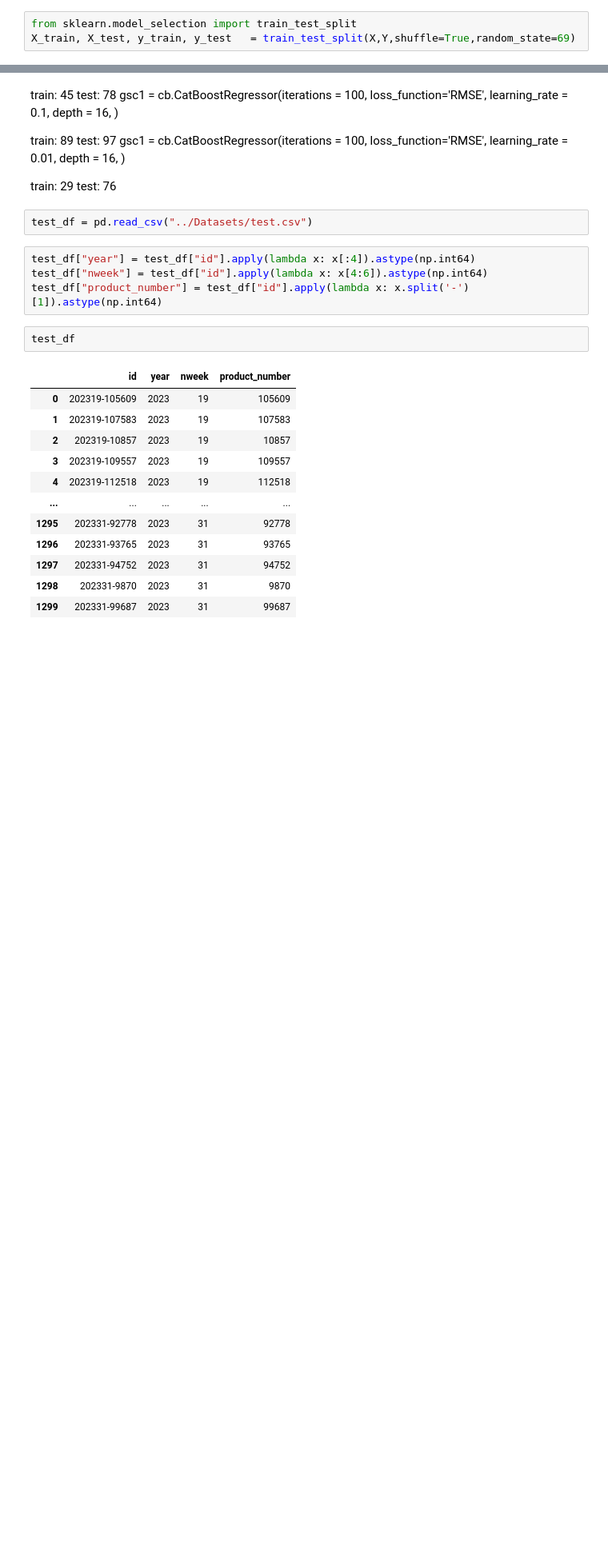
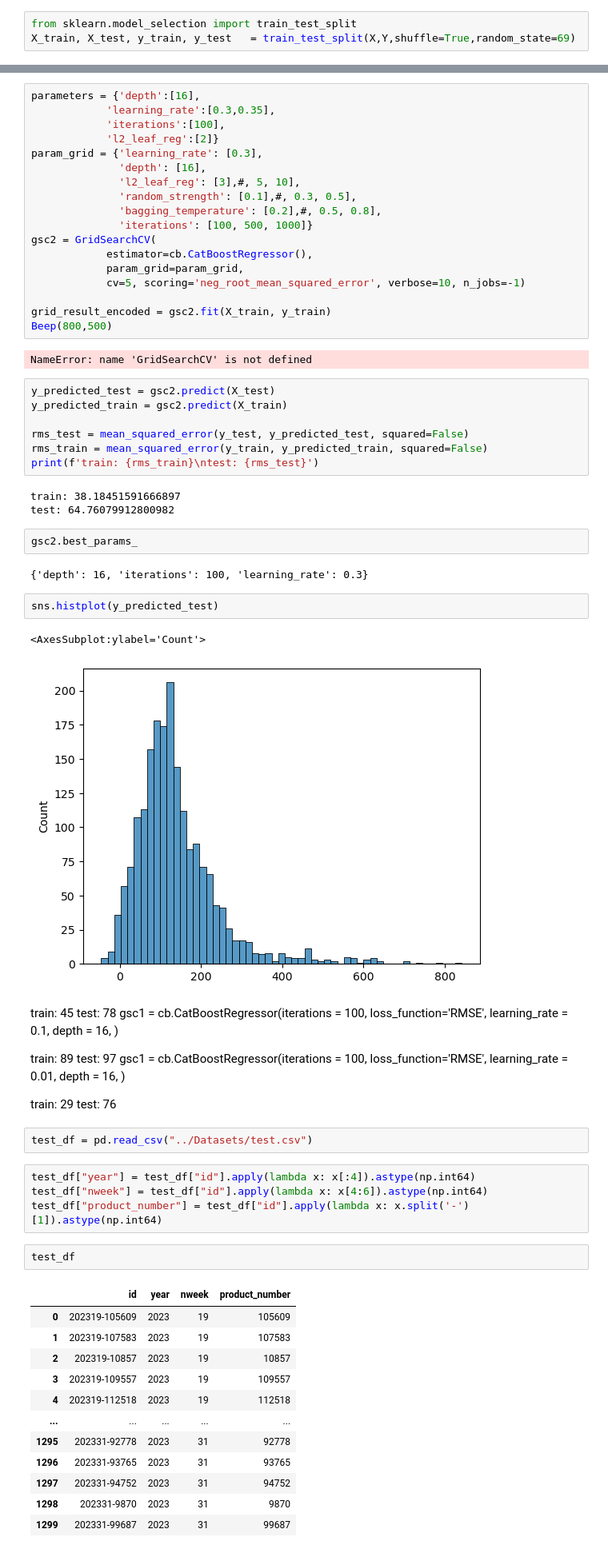
Before and after one commit to Bycarkos/HackUpc23, a Jupyter notebook: HP/nb/gatita_boosting.ipynb, the cells around one changed output, grey strips where cells are left out. Shown: that part at 80% size. Drawn from its saved outputs; the diff is of its cells as text; blank space fills up the shorter version.

```diff
--- a/HP/nb/gatita_boosting.ipynb
+++ b/HP/nb/gatita_boosting.ipynb
@@ -137,3 +138,42 @@ test: 64.91952052436952
+# %%
+parameters = {'depth':[16],
+            'learning_rate':[0.3,0.35],
+            'iterations':[100],
+            'l2_leaf_reg':[2]}
+param_grid = {'learning_rate': [0.3],
+              'depth': [16],
+              'l2_leaf_reg': [3],#, 5, 10],
+              'random_strength': [0.1],#, 0.3, 0.5],
+              'bagging_temperature': [0.2],#, 0.5, 0.8],
+              'iterations': [100, 500, 1000]}
+gsc2 = GridSearchCV(
+            estimator=cb.CatBoostRegressor(),
+            param_grid=param_grid,
+            cv=5, scoring='neg_root_mean_squared_error', verbose=10, n_jobs=-1)
+
+grid_result_encoded = gsc2.fit(X_train, y_train)
+Beep(800,500)
+# %% [output]
+NameError: name 'GridSearchCV' is not defined
+# %%
+y_predicted_test = gsc2.predict(X_test)
+y_predicted_train = gsc2.predict(X_train)
+
+rms_test = mean_squared_error(y_test, y_predicted_test, squared=False)
+rms_train = mean_squared_error(y_train, y_predicted_train, squared=False)
+print(f'train: {rms_train}\ntest: {rms_test}')
+# %% [output]
+train: 38.18451591666897
+test: 64.76079912800982
+# %%
+gsc2.best_params_
+# %% [output]
+{'depth': 16, 'iterations': 100, 'learning_rate': 0.3}
+# %%
+sns.histplot(y_predicted_test)
+# %% [output]
+<AxesSubplot:ylabel='Count'>
+[figure, added]
 # %% [markdown]
 train: 45
 test: 78
```
Also changed, not shown: parts of 8 cells of this notebook, 5 other files.
